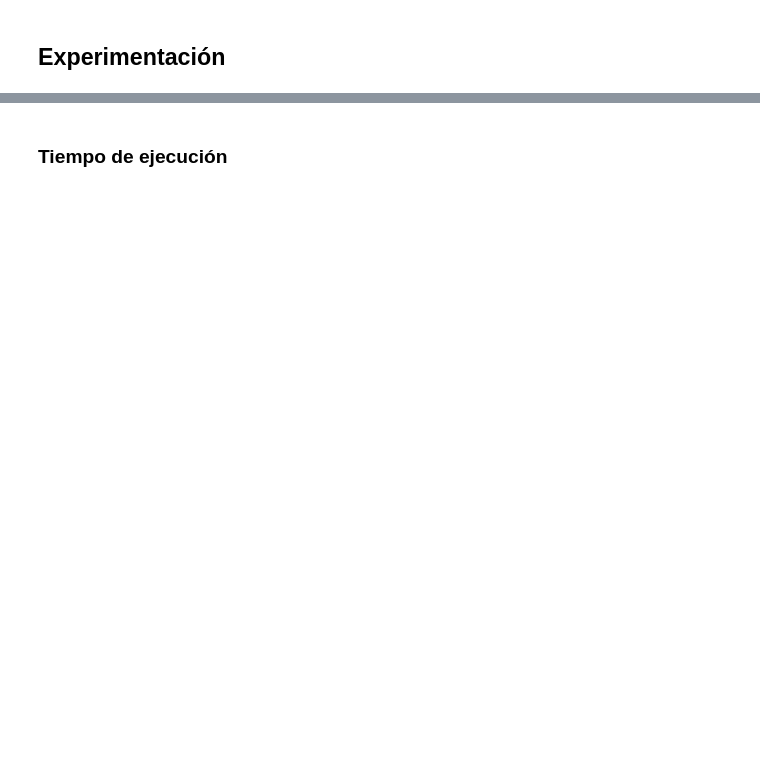
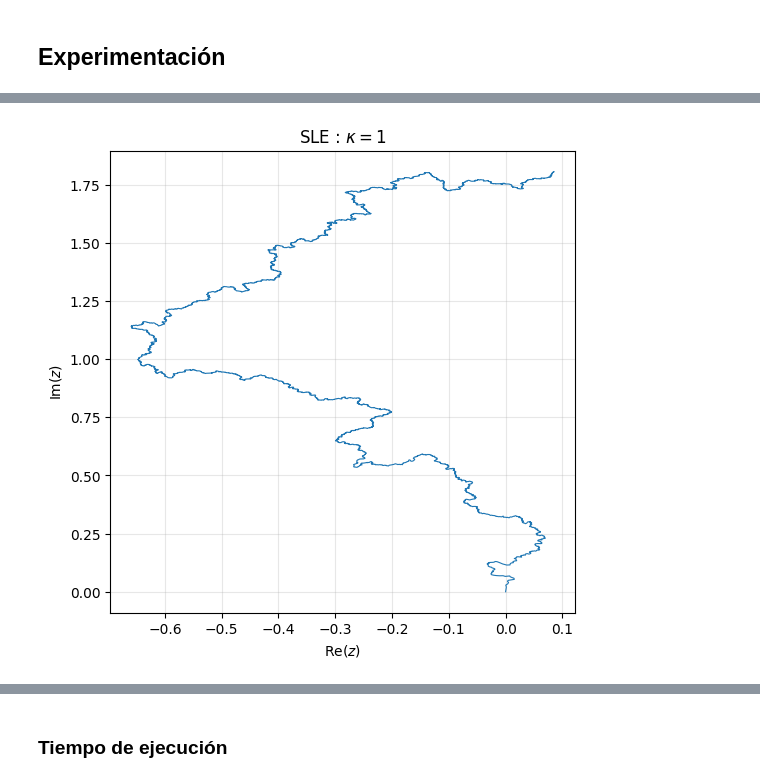
Before and after one commit to javier-toro/SLE, a Jupyter notebook: notebook/SLE.ipynb, the cells around one changed output, grey strips where cells are left out. Saved outputs shown, nothing was run; the diff lists cells and outputs as text; code cells hidden in the pictures; blank space fills up the shorter version.

```diff
--- a/notebook/SLE.ipynb
+++ b/notebook/SLE.ipynb
@@ -128 +73,5 @@ Curva = curva_cuda if usar_cuda else curva_numpy
+# %%
+Grafico(T=1, N=10_000, kappa=1, semilla=0)
+# %% [output]
+[figure, added]
 # %%
```
Also changed, not shown: parts of 37 cells of this notebook.
